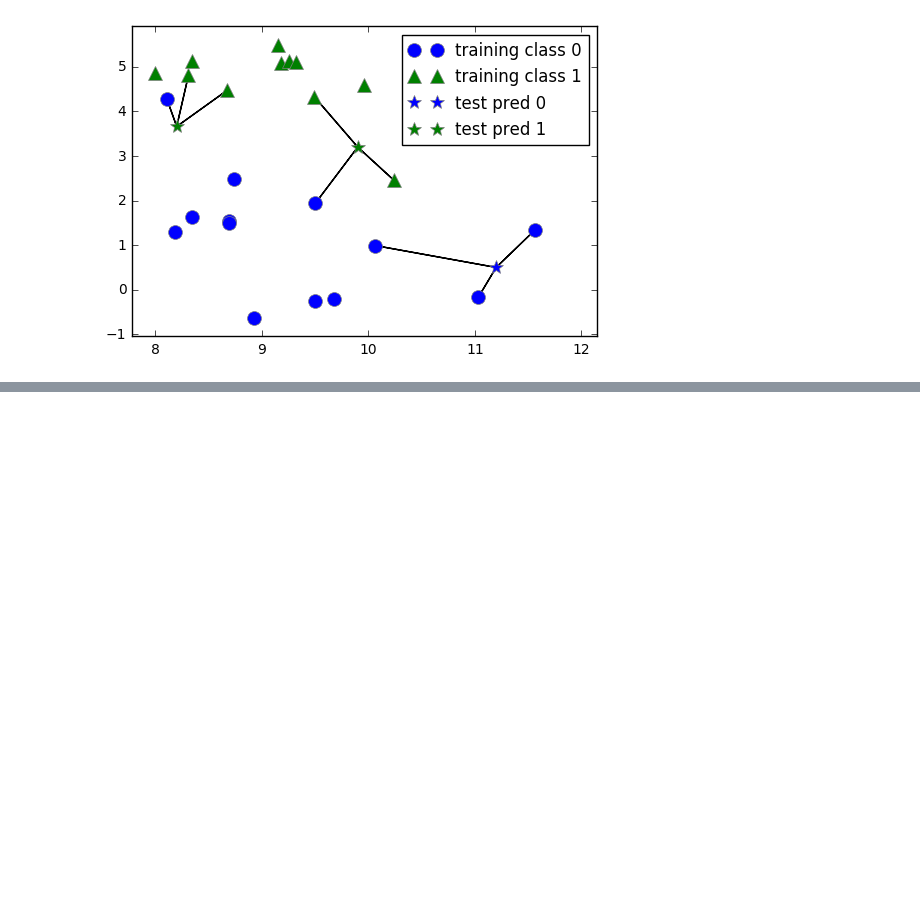
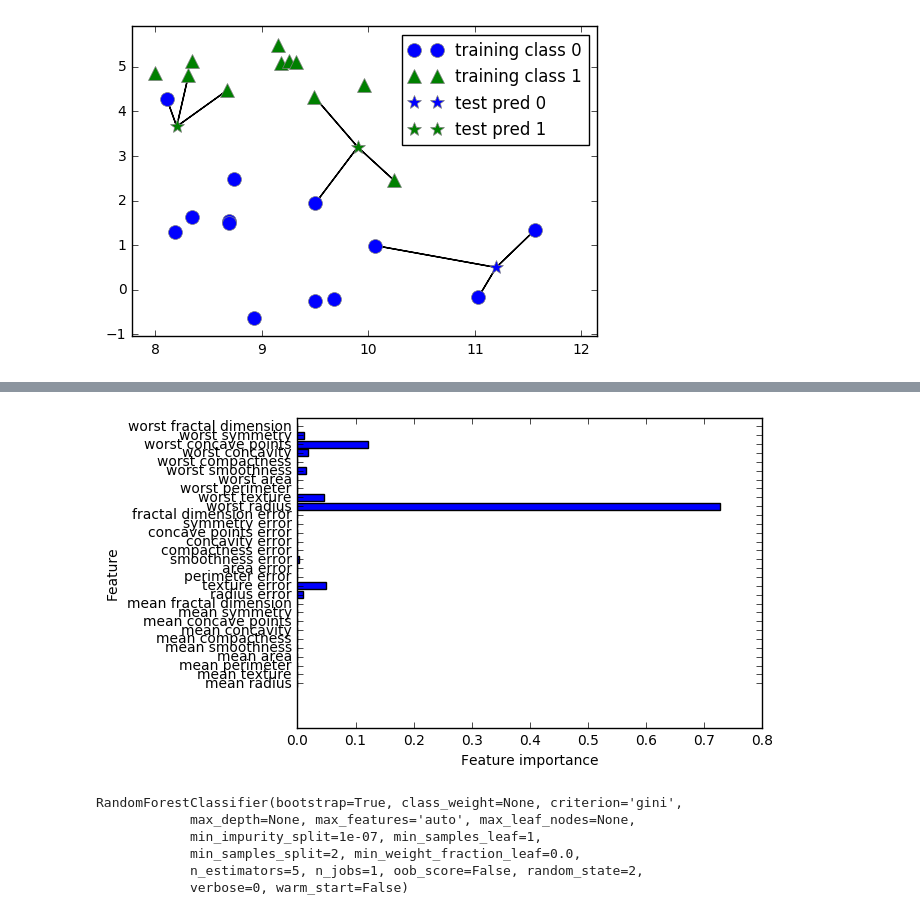
Before and after one commit to curtkim/curt-notebook, a Jupyter notebook: supervised.ipynb, the cells around one changed output, grey strips where cells are left out. Cells and saved outputs as stored; diff of their text form; code cells hidden in the pictures; blank space fills up the shorter version.

```diff
--- a/supervised.ipynb
+++ b/supervised.ipynb
@@ -59,0 +123,27 @@ mglearn.plots.plot_knn_classification(n_neighbors=3)
+# %%
+def plot_feature_importances_cancer(model):
+    n_features = cancer.data.shape[1]
+    plt.barh(range(n_features), model.feature_importances_, align='center')
+    plt.yticks(np.arange(n_features), cancer.feature_names)
+    plt.xlabel("Feature importance")
+    plt.ylabel("Feature")
+
+plot_feature_importances_cancer(tree)
+# %% [output]
+[figure, added]
+# %%
+from sklearn.ensemble import RandomForestClassifier
+from sklearn.datasets import make_moons
+
+X, y = make_moons(n_samples=100, noise=0.25, random_state=3)
+X_train, X_test, y_train, y_test = train_test_split(X, y, stratify=y, random_state=42)
+
+forest = RandomForestClassifier(n_estimators=5, random_state=2)
+forest.fit(X_train, y_train)
+# %% [output]
+RandomForestClassifier(bootstrap=True, class_weight=None, criterion='gini',
+            max_depth=None, max_features='auto', max_leaf_nodes=None,
+            min_impurity_split=1e-07, min_samples_leaf=1,
+            min_samples_split=2, min_weight_fraction_leaf=0.0,
+            n_estimators=5, n_jobs=1, oob_score=False, random_state=2,
+            verbose=0, warm_start=False)
```
Also changed, not shown: parts of 11 cells of this notebook.
